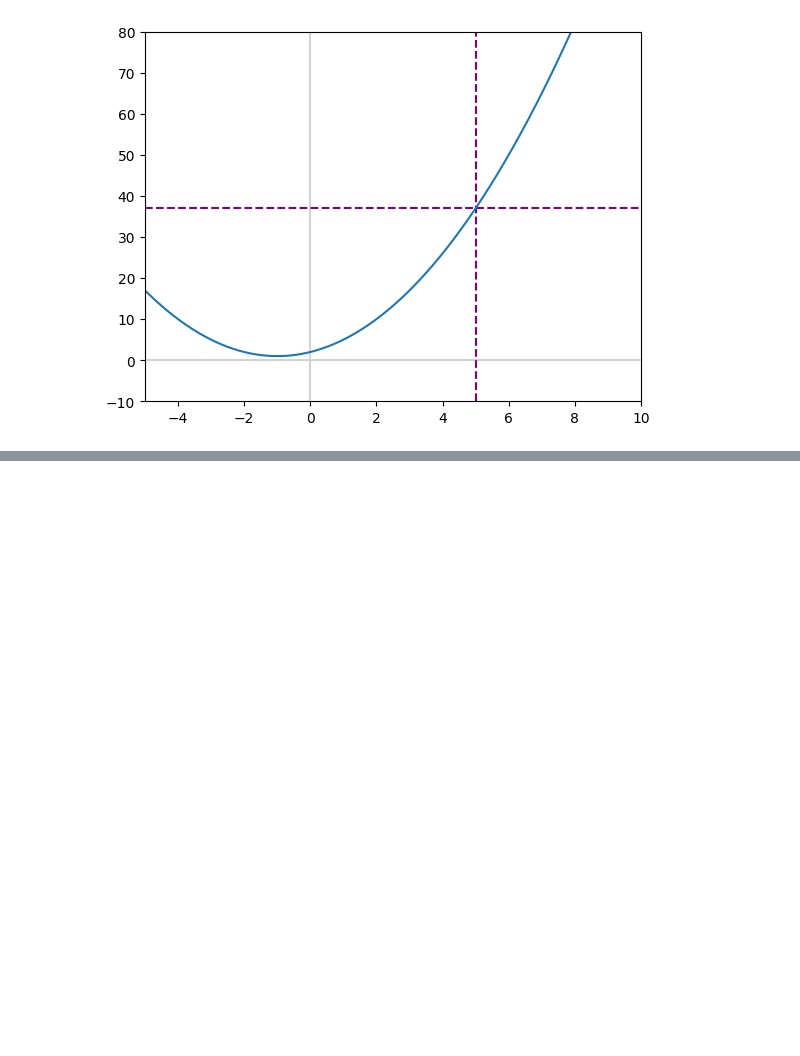
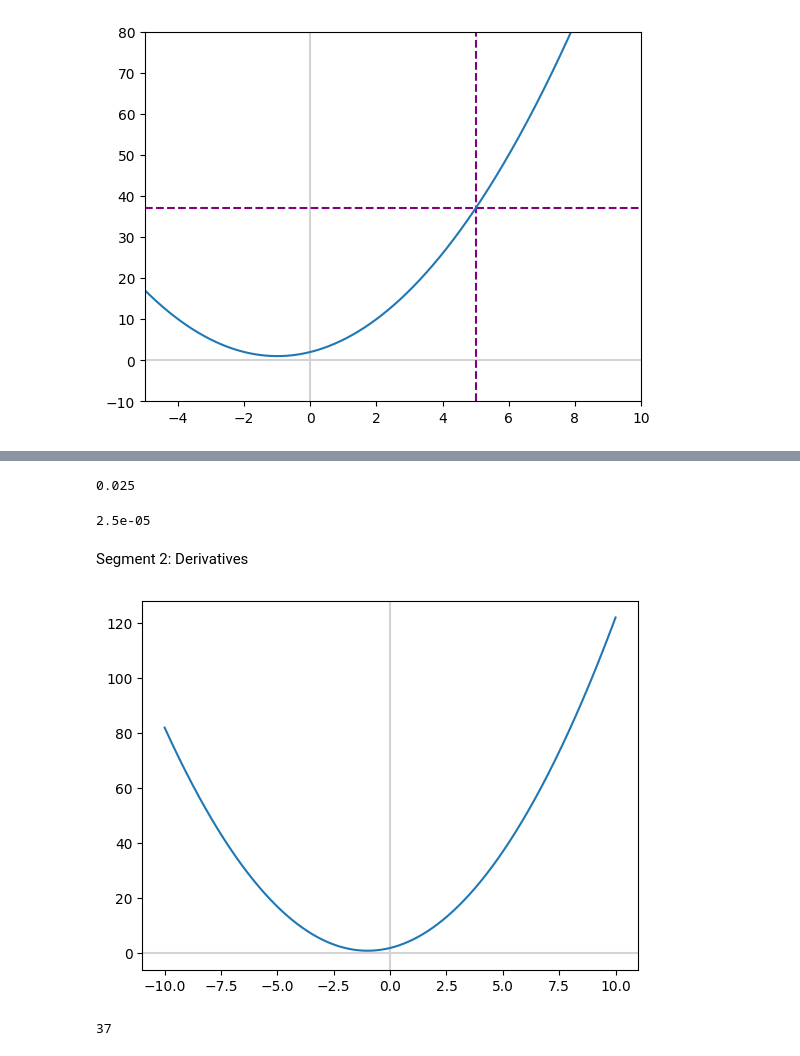
Before and after one commit to PanthThakkar/Essentials_of_Machine_Learning, a Jupyter notebook: Basic_Calculus.ipynb, the cells around one changed output, grey strips where cells are left out. Saved outputs shown, nothing was run; the diff lists cells and outputs as text; code cells hidden in the pictures; blank space fills up the shorter version.

```diff
--- a/Basic_Calculus.ipynb
+++ b/Basic_Calculus.ipynb
@@ -46,0 +91,2 @@ _ = ax.plot(x, y)
+# %%
+x = np.linspace(-10, 10, 1000)
@@ -46,0 +95,27 @@ _ = ax.plot(x, y)
+# %%
+inf_fxn(1e3)
+# %% [output]
+0.025
+# %%
+inf_fxn(1e6)
+# %% [output]
+2.5e-05
+# %% [markdown]
+Segment 2: Derivatives
+# %%
+def f(my_x):
+    my_y = my_x ** 2 + 2 * my_x + 2
+    return my_y
+# %%
+y = f(x)
+# %%
+fig, ax = plt.subplots()
+plt.axvline(x=0, color='lightgrey')
+plt.axhline(y=0, color='lightgrey')
+_ = ax.plot(x,y)
+# %% [output]
+[figure, added]
+# %%
+f(5)
+# %% [output]
+37
```
Also changed, not shown: parts of 48 cells of this notebook, 3 other files.
